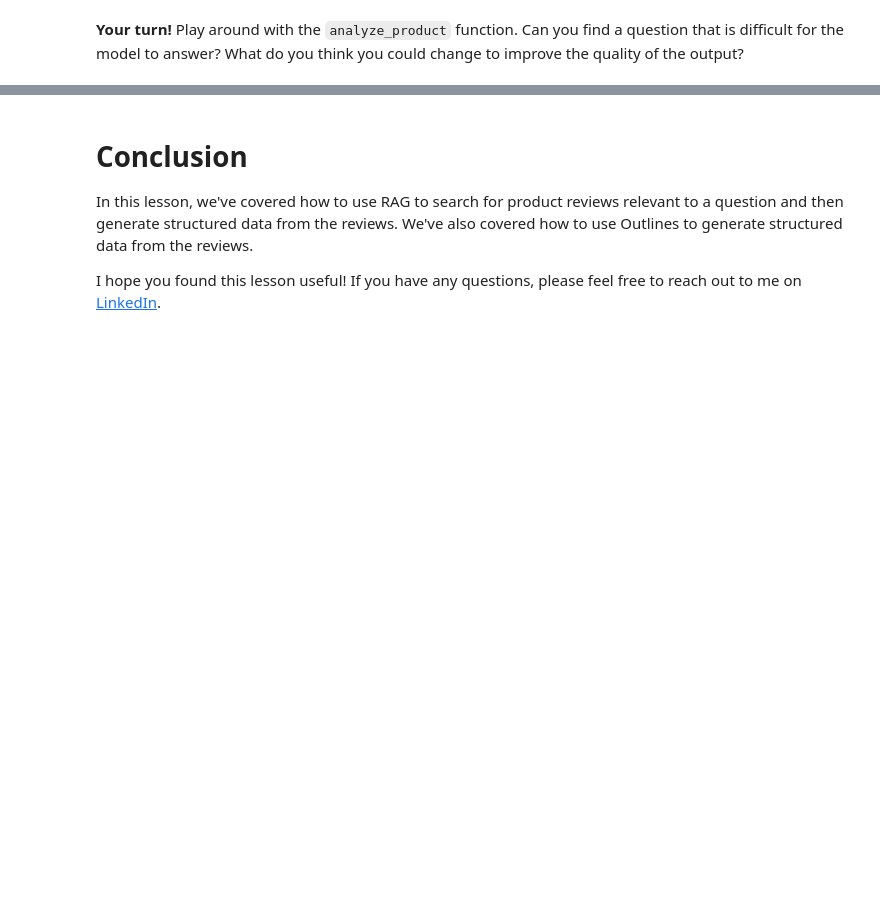
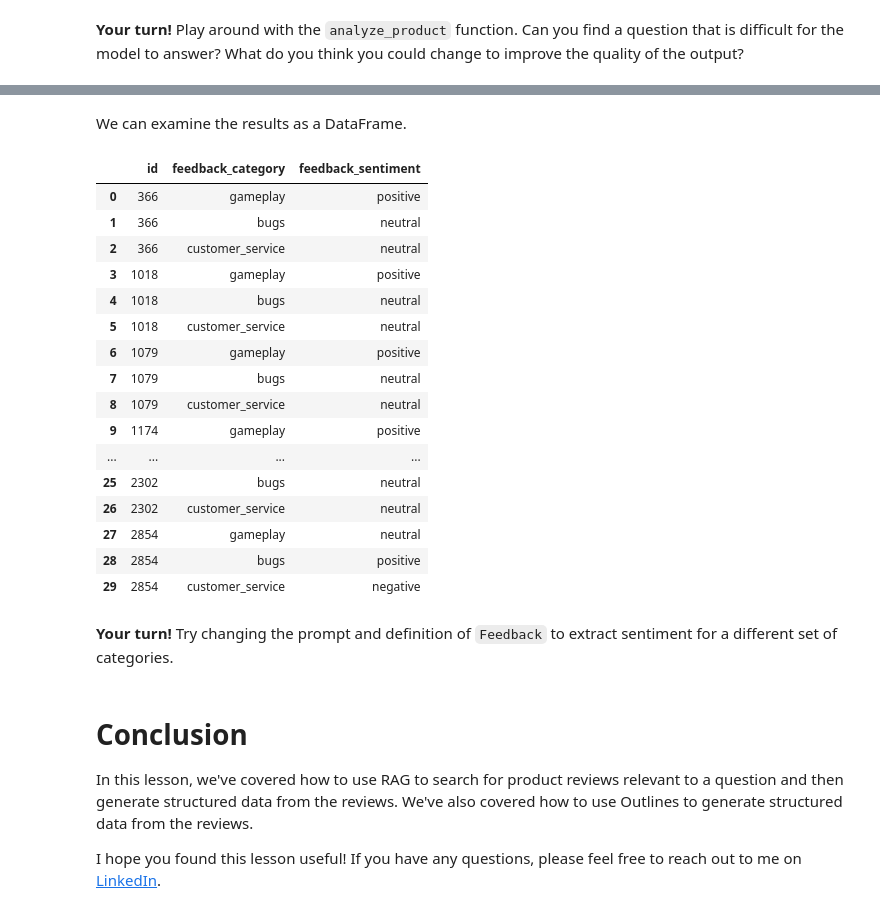
Before and after one commit to cpfiffer/odsc-2025, a Jupyter notebook: lesson.ipynb, the cells around one changed output, grey strips where cells are left out. Saved outputs shown, nothing was run; the diff lists cells and outputs as text; code cells hidden in the pictures; blank space fills up the shorter version.

```diff
--- a/lesson.ipynb
+++ b/lesson.ipynb
@@ -788,0 +794,12 @@ Outlines is a good tool for this, but you can also use a structured generation p
+# %%
+from typing import Literal, Optional
+
+class FeedbackItem(BaseModel):
+    sentiment: Literal["positive", "negative", "neutral"]
+
+class Feedback(BaseModel):
+    gameplay: FeedbackItem
+    bugs: FeedbackItem
+    customer_service: FeedbackItem
+
+feedback_generator = outlines.generate.json(llm, Feedback)
@@ -788,0 +828,28 @@ Outlines is a good tool for this, but you can also use a structured generation p
+# %%
+videogames_subset = videogames.head(10)
+
+new_data = []
+
+for row in videogames_subset.itertuples():
+    print(row.processed_text)
+    feedback = feedback_generator(feedback_prompt(row.processed_text))
+    print(feedback)
+    print("\n\n")
+
+    new_data.append({
+        'id': row.Index,
+        'feedback_category': 'gameplay',
+        'feedback_sentiment': feedback.gameplay.sentiment,
+    })
+
+    new_data.append({
+        'id': row.Index,
+        'feedback_category': 'bugs',
+        'feedback_sentiment': feedback.bugs.sentiment,
+    })
+
+    new_data.append({
+        'id': row.Index,
+        'feedback_category': 'customer_service',
+        'feedback_sentiment': feedback.customer_service.sentiment,
+    })
@@ -789,3 +874,27 @@ Outlines is a good tool for this, but you can also use a structured generation p
+# %% [markdown]
+We can examine the results as a DataFrame.
+# %%
+pd.DataFrame(new_data)
+# %% [output]
+|  | id | feedback_category | feedback_sentiment |
+| 0 | 366 | gameplay | positive |
+| 1 | 366 | bugs | neutral |
+| 2 | 366 | customer_service | neutral |
+| 3 | 1018 | gameplay | positive |
+| 4 | 1018 | bugs | neutral |
+| 5 | 1018 | customer_service | neutral |
+| 6 | 1079 | gameplay | positive |
+| 7 | 1079 | bugs | neutral |
+| 8 | 1079 | customer_service | neutral |
+| 9 | 1174 | gameplay | positive |
+| ... | ... | ... | ... |
+| 25 | 2302 | bugs | neutral |
+| 26 | 2302 | customer_service | neutral |
+| 27 | 2854 | gameplay | neutral |
+| 28 | 2854 | bugs | positive |
+| 29 | 2854 | customer_service | negative |
+# %% [markdown]
+**Your turn!** Try changing the prompt and definition of `Feedback` to extract sentiment for a different set of categories.
 # %% [markdown]
 
 # Conclusion
```
Also changed, not shown: parts of 13 cells of this notebook, 1 other file.
